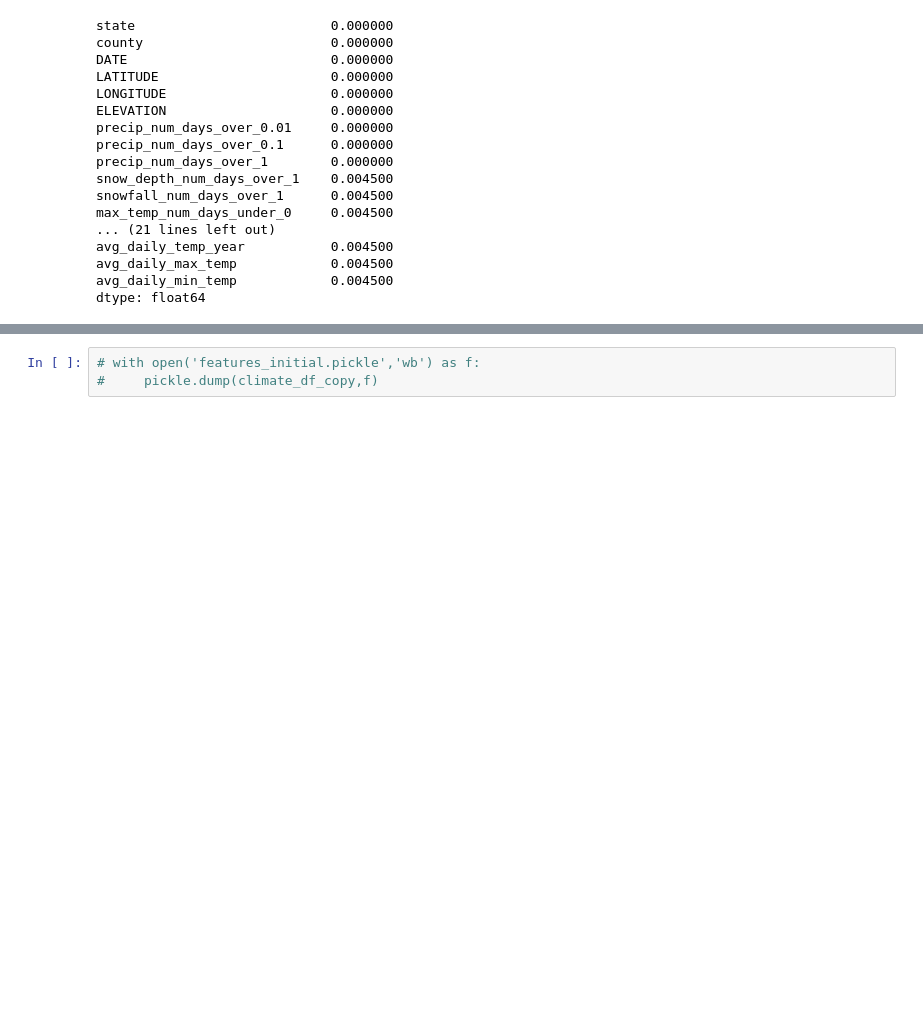
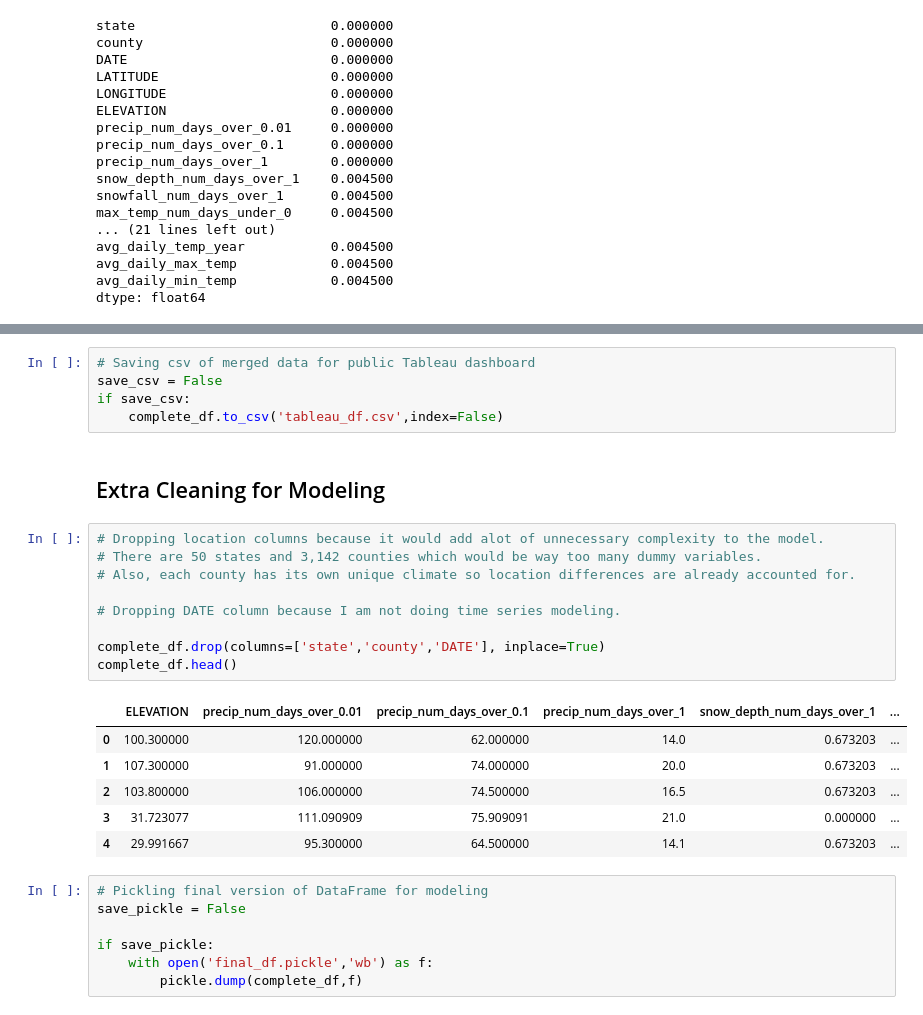
Before and after one commit to tcbonds/lyme-disease-classifier, a Jupyter notebook: 3_Cleaning_Features_and_Merging_with_Target.ipynb, the cells around one changed output, grey strips where cells are left out. Cells and saved outputs as stored; diff of their text form; blank space fills up the shorter version.

```diff
--- a/3_Cleaning_Features_and_Merging_with_Target.ipynb
+++ b/3_Cleaning_Features_and_Merging_with_Target.ipynb
@@ -228,3 +299,30 @@ climate_df[pd.isnull(climate_df.first_min_temp_under_24)]
+# %%
+# Saving csv of merged data for public Tableau dashboard
+save_csv = False
+if save_csv:
+    complete_df.to_csv('tableau_df.csv',index=False)
+# %% [markdown]
+## Extra Cleaning for Modeling
+# %%
+# Dropping location columns because it would add alot of unnecessary complexity to the model.
+# There are 50 states and 3,142 counties which would be way too many dummy variables.
+# Also, each county has its own unique climate so location differences are already accounted for.
+
+# Dropping DATE column because I am not doing time series modeling.
+
+complete_df.drop(columns=['state','county','DATE'], inplace=True)
+complete_df.head()
+# %% [output]
+|  | ELEVATION | precip_num_days_over_0.01 | precip_num_days_over_0.1 | precip_num_days_over_1 | snow_depth_num_days_over_1 | ... |
+| 0 | 100.300000 | 120.000000 | 62.000000 | 14.0 | 0.673203 | ... |
+| 1 | 107.300000 | 91.000000 | 74.000000 | 20.0 | 0.673203 | ... |
+| 2 | 103.800000 | 106.000000 | 74.500000 | 16.5 | 0.673203 | ... |
+| 3 | 31.723077 | 111.090909 | 75.909091 | 21.0 | 0.000000 | ... |
+| 4 | 29.991667 | 95.300000 | 64.500000 | 14.1 | 0.673203 | ... |
 # %%
-# with open('features_initial.pickle','wb') as f:
-#     pickle.dump(climate_df_copy,f)
+# Pickling final version of DataFrame for modeling
+save_pickle = False
+
+if save_pickle:
+    with open('final_df.pickle','wb') as f:
+        pickle.dump(complete_df,f)
```
Also changed, not shown: parts of 9 cells of this notebook.
